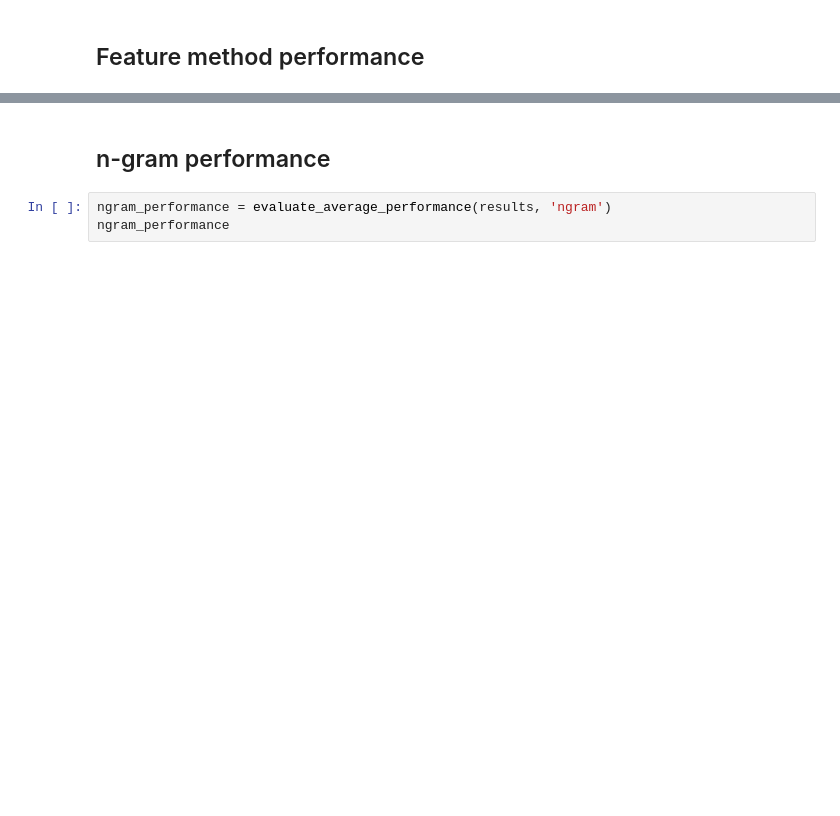
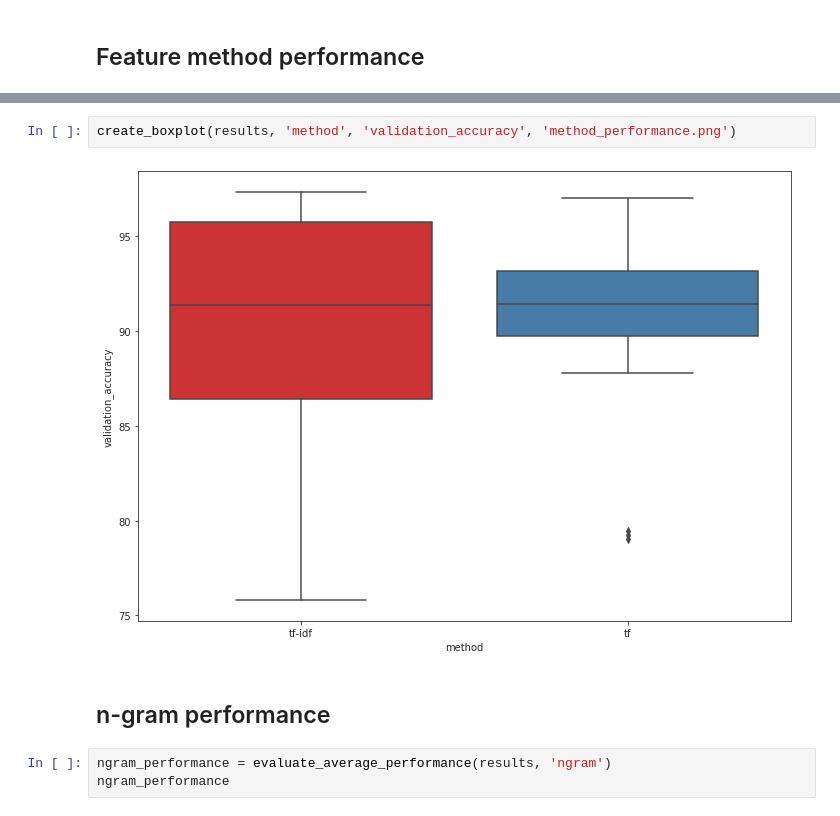
Before and after one commit to benjaminperucco/udacity-nano-mle, a Jupyter notebook: 5 Capstone/2 Project/3_postprocessing.ipynb, the cells around one changed output, grey strips where cells are left out. Drawn from its saved outputs; the diff is of its cells as text; blank space fills up the shorter version.

```diff
--- a/5 Capstone/2 Project/3_postprocessing.ipynb
+++ b/5 Capstone/2 Project/3_postprocessing.ipynb
@@ -219,3 +245,7 @@ method_performance
+# %%
+create_boxplot(results, 'method', 'validation_accuracy', 'method_performance.png')
+# %% [output]
+[figure, added]
 # %% [markdown]
 ## n-gram performance
 # %%
```
Also changed, not shown: parts of 11 cells of this notebook, 1 other file.
